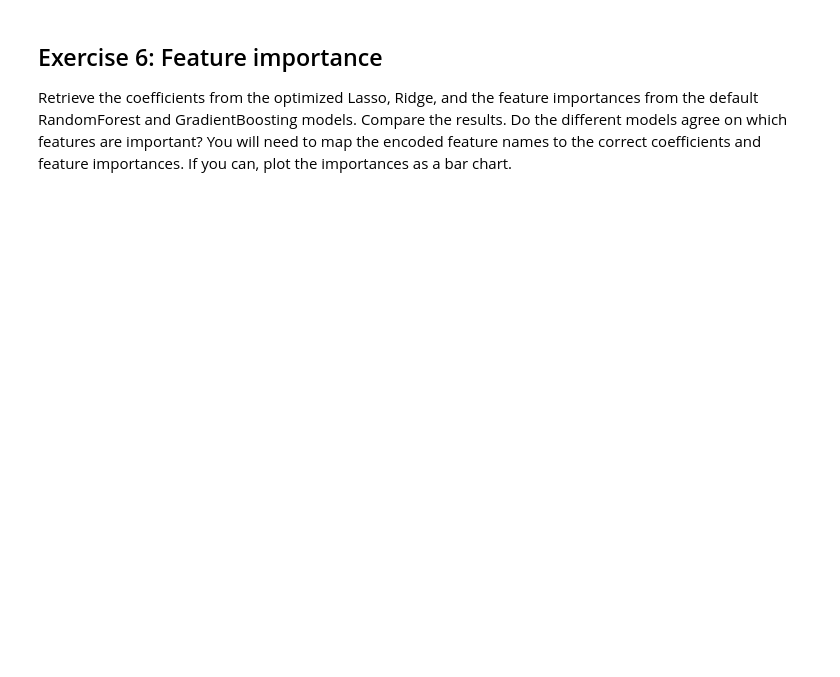
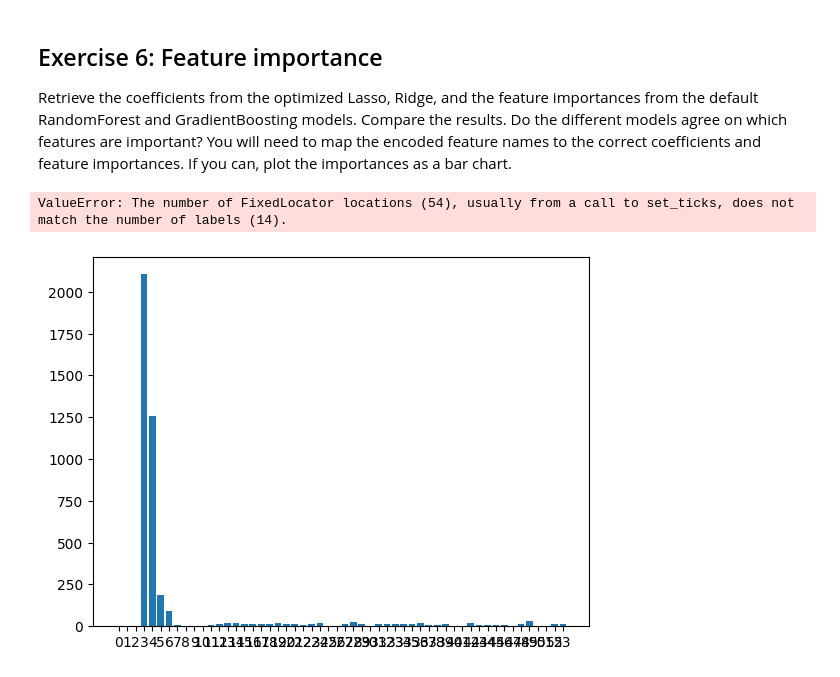
Before and after one commit to lukaas33/MLE-material, a Jupyter notebook: labs/Lab 4 - Pipelines.ipynb, the cells around one changed output. Saved outputs shown, nothing was run; the diff lists cells and outputs as text; code cells hidden in the pictures; blank space fills up the shorter version.

```diff
--- a/labs/Lab 4 - Pipelines.ipynb
+++ b/labs/Lab 4 - Pipelines.ipynb
@@ -204,3 +273,21 @@ Redraw the heatmap, but now use scaling. What do you observe?
 ## Exercise 6: Feature importance
 Retrieve the coefficients from the optimized Lasso, Ridge, and the feature importances from the default RandomForest and GradientBoosting models.
 Compare the results. Do the different models agree on which features are important? You will need to map the encoded feature names to the correct coefficients and feature importances. If you can, plot the importances as a bar chart.
+# %%
+for model in models:
+    # show featuer importances
+    pipeline = build_pipeline(model, categorical=categorical_features, numerical=numerical_features, scaling=False)
+    pipeline.fit(X, y)
+    if hasattr(pipeline.named_steps['regressor'], 'feature_importances_'):
+        importances = pipeline.named_steps['regressor'].feature_importances_
+    elif hasattr(pipeline.named_steps['regressor'], 'coef_'):
+        importances = np.abs(pipeline.named_steps['regressor'].coef_)
+    else:
+        continue
+    # Display as bar chart
+    plt.bar(range(len(importances)), importances)
+    plt.xticks(range(len(importances)), X.columns, rotation=90)
+    plt.show()
+# %% [output]
+ValueError: The number of FixedLocator locations (54), usually from a call to set_ticks, does not match the number of labels (14).
+[figure, added]
```
Also changed, not shown: parts of 10 cells of this notebook.
